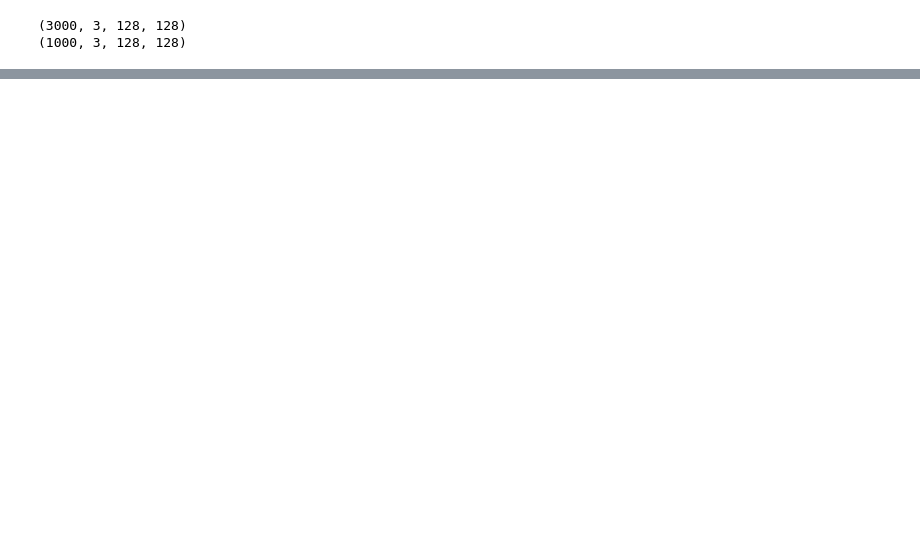
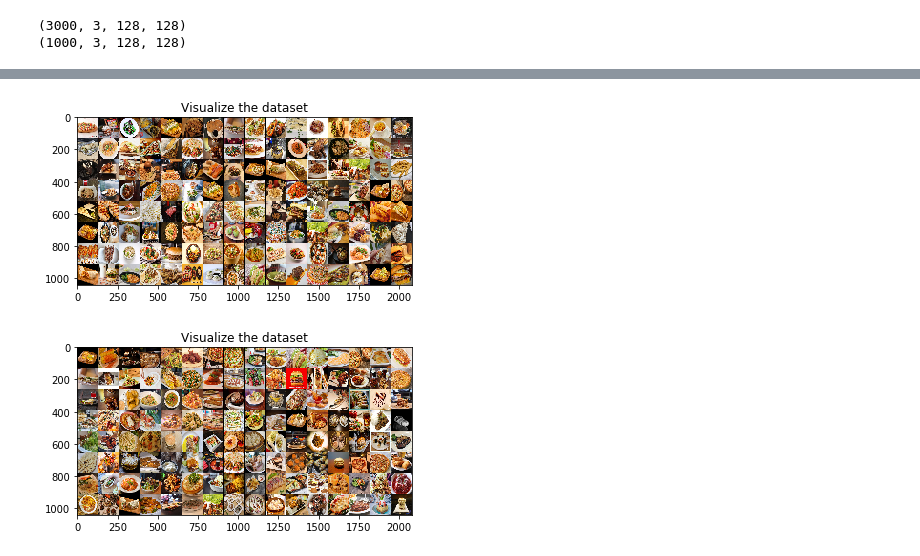
Before and after one commit to EddieYT/519projecct, a Jupyter notebook: CNN_v5-1.ipynb, the cells around one changed output, grey strips where cells are left out. Drawn from its saved outputs; the diff is of its cells as text; code cells hidden in the pictures; blank space fills up the shorter version.

```diff
--- a/CNN_v5-1.ipynb
+++ b/CNN_v5-1.ipynb
@@ -368,20 +368,9 @@ plt.show()
 [figure]
 # %%
 # # Visualize the dataset
-def imshow(img):
+def imshow(img, data_loader):
 #     img = img / 2 + 0.5     # unnormalize
     npimg = img.numpy()
     plt.title('Visualize the dataset')
     plt.imshow(np.transpose(npimg))
 #     plt.imshow(np.transpose(npimg, (1, 2, 0))/255)
-
-
-# get some random training images
-dataiter = iter(train_loader)
-images, labels = dataiter.next()
-
-# show images
-imshow(torchvision.utils.make_grid(images))
-# plt.imshow(resized_data)
-
-plt.show()
@@ -787,6 +774,6 @@ test_acc = test_accuracy(net, test_loader)
 # %%
-cnet = CNet(num_classes=4)
-train_accuracy(cnet, train_loader)
+cnet = CNet(num_classes=5)
+train_accuracy(cnet, train_loader, option=1)
 test_acc = test_accuracy(cnet, test_loader)
 # %% [output]
 epoch: 0
@@ -810,4 +785,4 @@ final training accuracy:  0.46623883928571425
 # %%
-alex_net = AlexNet(num_classes=4)
-train_accuracy(alex_net, train_loader)
+alex_net = AlexNet(num_classes=5)
+train_accuracy(alex_net, train_loader, option=1)
 test_acc = test_accuracy(alex_net, test_loader)
@@ -832,0 +789,23 @@ KeyboardInterrupt:
+# %%
+# get some random training images
+dataiter = iter(test_loader)
+images, labels = dataiter.next()
+
+# show images
+imshow(torchvision.utils.make_grid(images), train_loader)
+# plt.imshow(resized_data)
+
+plt.show()
+
+# get some random training images
+dataiter = iter(train_loader)
+images, labels = dataiter.next()
+
+# show images
+imshow(torchvision.utils.make_grid(images), test_loader)
+# plt.imshow(resized_data)
+
+plt.show()
+# %% [output]
+[figure, added]
+[figure, added]
```
Also changed, not shown: parts of 8 cells of this notebook.
